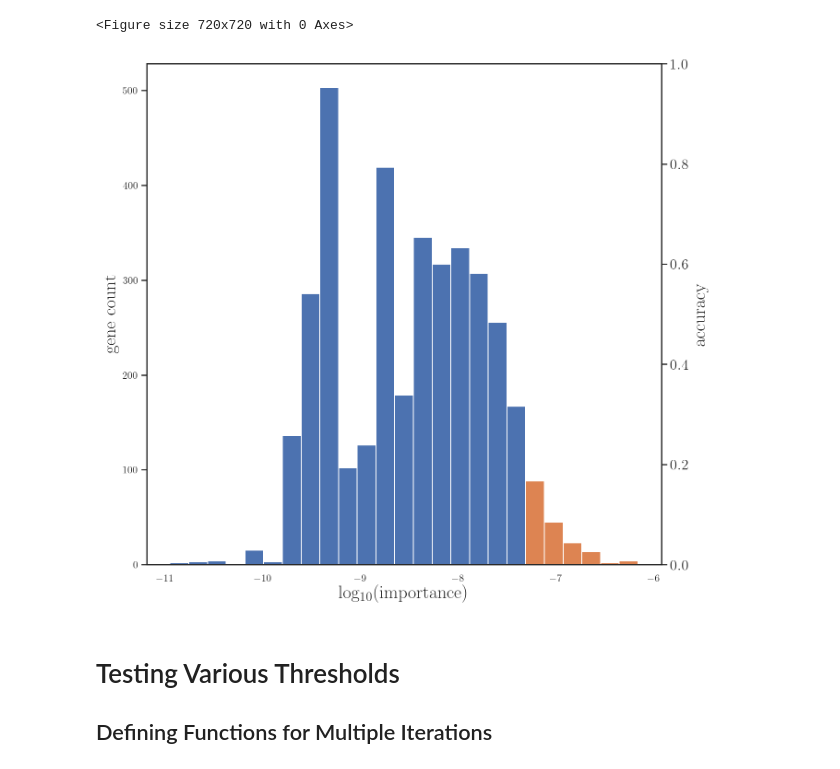
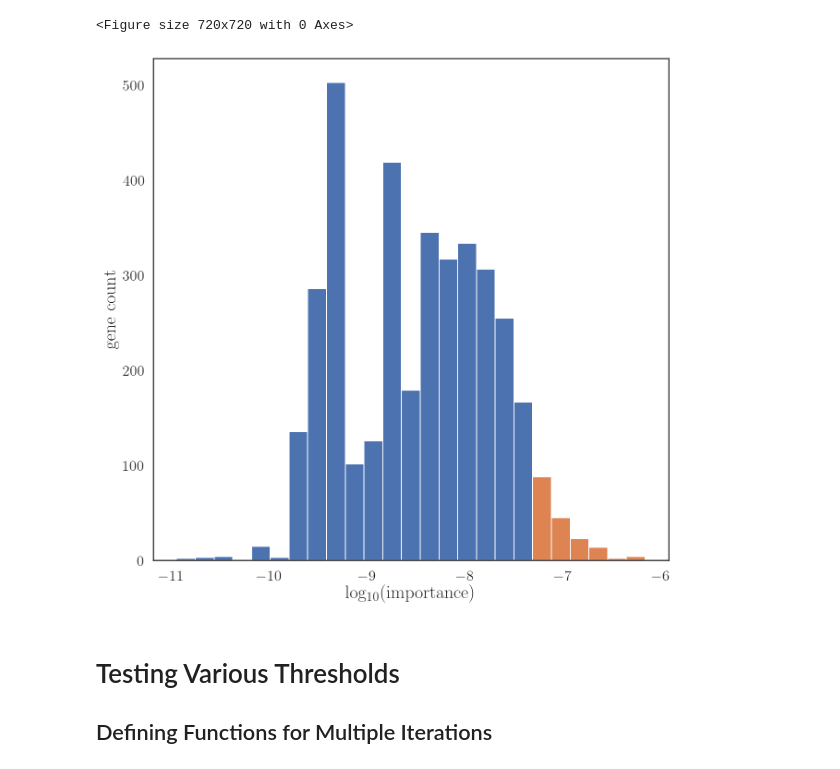
Before and after one commit to tig3r66/youreka_genes, a Jupyter notebook: src/nnet/rf_trials.ipynb, the cells around one changed output. Cells and saved outputs as stored; diff of their text form; code cells hidden in the pictures.

Commit message:
updatede figures

```diff
--- a/src/nnet/rf_trials.ipynb
+++ b/src/nnet/rf_trials.ipynb
@@ -63,18 +63,16 @@ y = [i for i in y if i > 0]
 # %%
 ax1 = plt.subplot(111)
 _, _, bars = plt.hist(np.log(y), bins=25, color='C0')
 
 for bar in bars:
     if bar.get_x() >= -7.5:
         bar.set_facecolor('C1')
-ax2 = ax1.twinx()
 ax1.plot()
 ax1.set_xlabel('$\mathrm{log_{10}(importance)}$', size=20)
 ax1.set_ylabel('$\mathrm{gene\ count}$', size=20)
-ax2.set_ylabel('$\mathrm{accuracy}$', size=20)
 plt.tick_params(labelsize=16)
 # %% [output]
-[figure, old version]
+[figure, new version]
 # %% [markdown]
 # Testing Various Thresholds
 ## Defining Functions for Multiple Iterations
```
Also changed, not shown: 1 other file.
